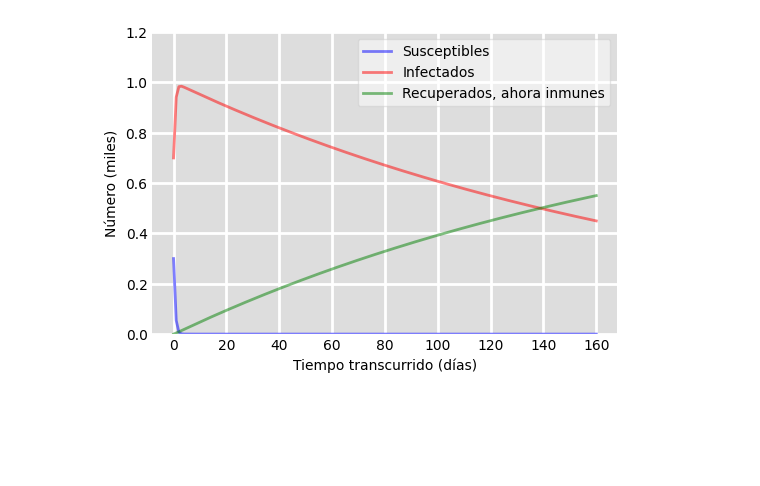
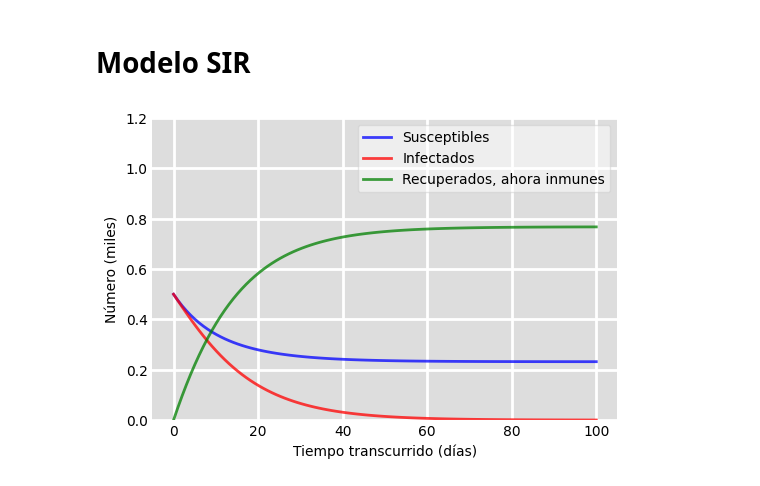
Before and after one commit to gmauricio-toledo/UNISON-teaching, a Jupyter notebook: EDO-Aplicaciones.ipynb, the cells around one changed output. Cells and saved outputs as stored; diff of their text form; code cells hidden in the pictures; blank space fills up the shorter version.

```diff
--- a/EDO-Aplicaciones.ipynb
+++ b/EDO-Aplicaciones.ipynb
@@ -1,49 +28,49 @@
+# %% [markdown]
+# Modelo SIR
 # %%
 import numpy as np
 from scipy.integrate import odeint
 import matplotlib.pyplot as plt
 
-# Total population, N.
-N = 1000
-# Initial number of infected and recovered individuals, I0 and R0.
-I0, R0 = 700,0 # NOrmal = 1,0
-# Everyone else, S0, is susceptible to infection initially.
-S0 = N - I0 - R0
-# Contact rate, beta, and mean recovery rate, gamma, (in 1/days).
-beta, gamma = 2, 1./200 # Normal = 0.1, 1/10
+
+N = 1000            # Población total
+I0, R0 = 500,0      # Normal = 1,0 # Initial number of infected and recovered individuals, I0 and R0.
+S0 = N - I0 - R0    # Everyone else, S0, is susceptible to infection initially.
+beta, gamma = 0.1, 1./10 #5, 1./200 # Normal = 0.1, 1/10 # Contact rate, beta, and mean recovery rate, gamma, (in 1/days).
 # A grid of time points (in days)
-t = np.linspace(0, 160, 160)
+num_days = 100
+t = np.linspace(0, num_days, num_days)
 
 # The SIR model differential equations.
 def deriv(y, t, N, beta, gamma):
     S, I, R = y
     dSdt = -beta * S * I / N
     dIdt = beta * S * I / N - gamma * I
     dRdt = gamma * I
     return dSdt, dIdt, dRdt
 
 # Initial conditions vector
 y0 = S0, I0, R0
 # Integrate the SIR equations over the time grid, t.
 ret = odeint(deriv, y0, t, args=(N, beta, gamma))
 S, I, R = ret.T
 
 # Plot the data on three separate curves for S(t), I(t) and R(t)
 fig = plt.figure(facecolor='w',dpi=100)
 ax = fig.add_subplot(111, facecolor='#dddddd', axisbelow=True)
-ax.plot(t, S/1000, 'b', alpha=0.5, lw=2, label='Susceptibles')
-ax.plot(t, I/1000, 'r', alpha=0.5, lw=2, label='Infectados')
-ax.plot(t, R/1000, 'g', alpha=0.5, lw=2, label='Recuperados, ahora inmunes')
+ax.plot(t, S/1000, 'b', alpha=0.75, lw=2, label='Susceptibles')
+ax.plot(t, I/1000, 'r', alpha=0.75, lw=2, label='Infectados')
+ax.plot(t, R/1000, 'g', alpha=0.75, lw=2, label='Recuperados, ahora inmunes')
 ax.set_xlabel('Tiempo transcurrido (días)')
 ax.set_ylabel('Número (miles)')
 ax.set_ylim(0,1.2)
 ax.yaxis.set_tick_params(length=0)
 ax.xaxis.set_tick_params(length=0)
 ax.grid(b=True, which='major', c='w', lw=2, ls='-')
 legend = ax.legend()
 legend.get_frame().set_alpha(0.5)
 for spine in ('top', 'right', 'bottom', 'left'):
     ax.spines[spine].set_visible(False)
 plt.show()
 # %% [output]
-[figure, old version]
+[figure, new version]
```
Also changed, not shown: parts of 10 cells of this notebook, 1 other file.
